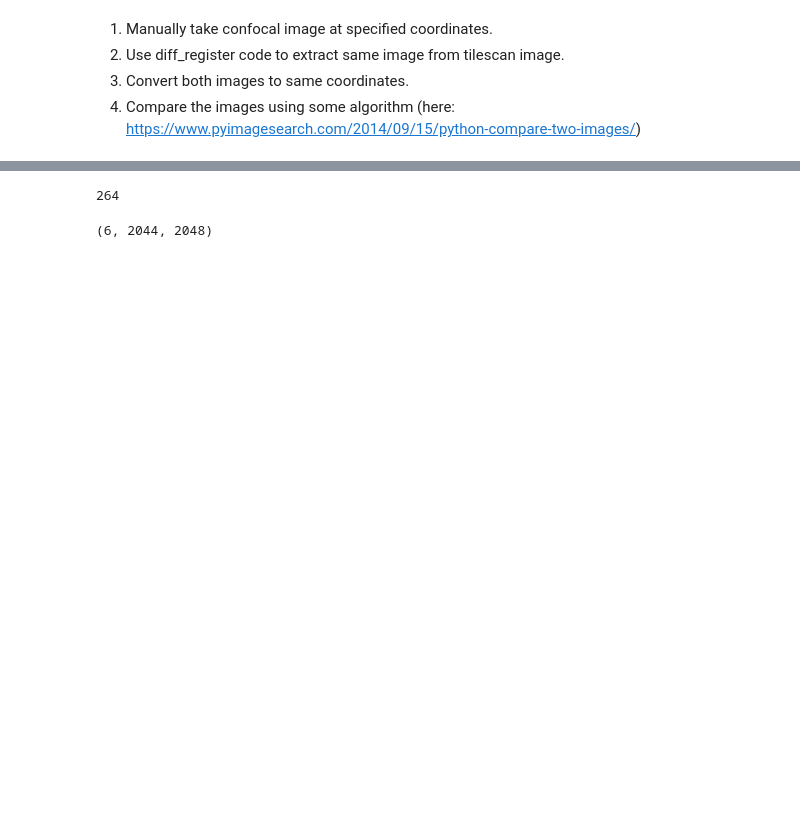
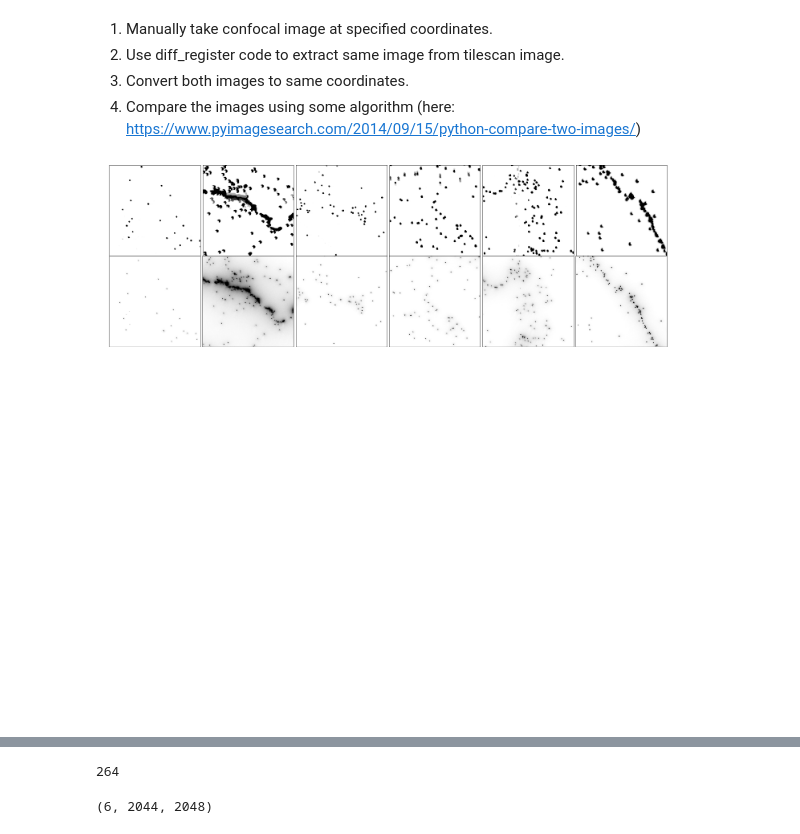
Before and after one commit to dash2927/diff_register, a Jupyter notebook: notebooks/07_14_18_brainstorming_alignment_validation.ipynb, the cells around one changed output, grey strips where cells are left out. Saved outputs shown, nothing was run; the diff lists cells and outputs as text; code cells hidden in the pictures; blank space fills up the shorter version.

Commit message:
Finished up registration validation.

```diff
--- a/notebooks/07_14_18_brainstorming_alignment_validation.ipynb
+++ b/notebooks/07_14_18_brainstorming_alignment_validation.ipynb
@@ -12,2 +81,15 @@ import numpy as np
+# %%
+remote_folder = 'Validation/07_20_18_registration_validation'
+tilescan = '20x_tilescan.tif'
+pointvids = '40x_points.tif'
+multipoints = 'multipoints.xml'
+
+pxrat_cells = 1.24
+pxrat_traj = 0.16
+dim_traj = 2048
+
+registration_validation(tilescan, pointvids, multipoints, remote_folder, pxrat_cells, pxrat_traj, dim_traj)
+# %% [output]
+[figure, added]
 # %%
 reg.read_xmlpoints
```
Also changed, not shown: parts of 19 cells of this notebook, 1 other file.
